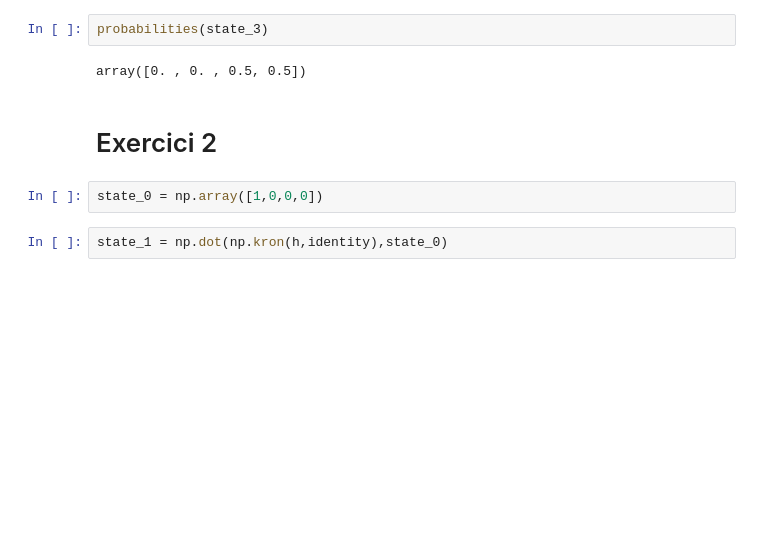
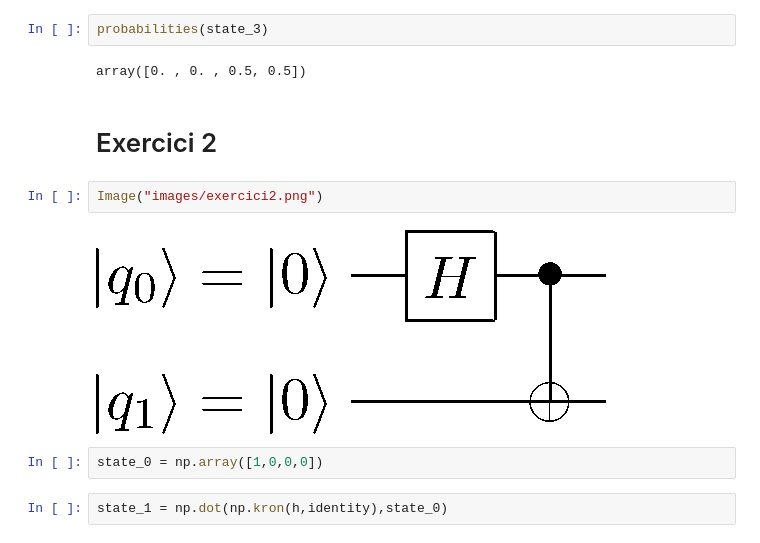
Before and after one commit to arturgs/bojos_supercomputacio, a Jupyter notebook: introduccio_quantum_computing.ipynb, the cells around one changed output. Cells and saved outputs as stored; diff of their text form; blank space fills up the shorter version.

```diff
--- a/introduccio_quantum_computing.ipynb
+++ b/introduccio_quantum_computing.ipynb
@@ -205,6 +209,10 @@ probabilities(state_3)
 array([0. , 0. , 0.5, 0.5])
 # %% [markdown]
 # Exercici 2
+# %%
+Image("images/exercici2.png")
+# %% [output]
+[figure, added]
 # %%
 state_0 = np.array([1,0,0,0])
 # %%
```
Also changed, not shown: parts of 2 cells of this notebook, 1 other file.
